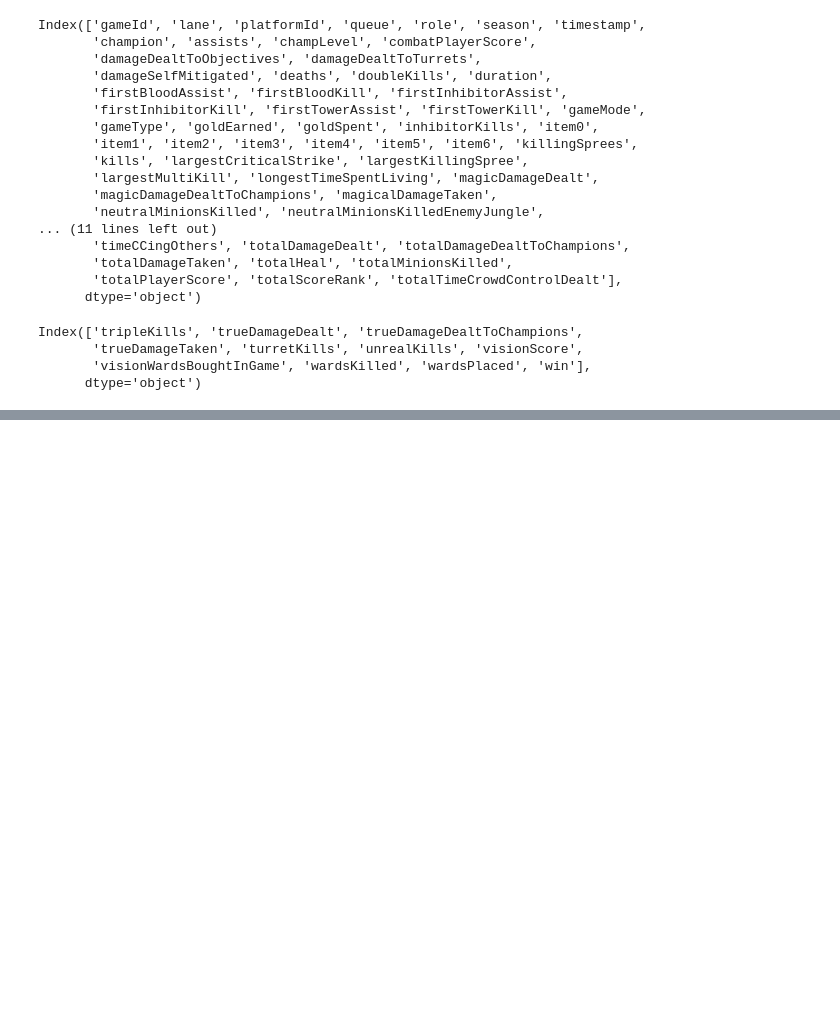
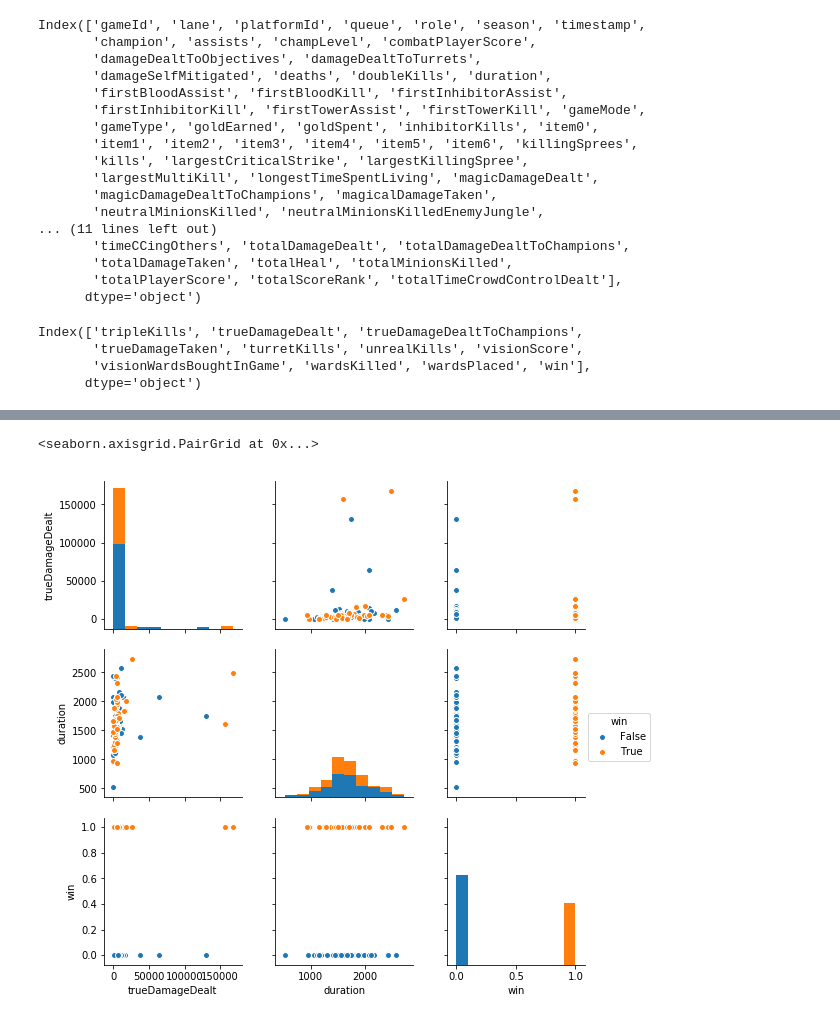
Before and after one commit to Mikhail-Naumov/League, a Jupyter notebook: League_Stats.ipynb, the cells around one changed output, grey strips where cells are left out. Saved outputs shown, nothing was run; the diff lists cells and outputs as text; code cells hidden in the pictures; blank space fills up the shorter version.

Commit message:
Player EDA

```diff
--- a/League_Stats.ipynb
+++ b/League_Stats.ipynb
@@ -186,0 +211,5 @@ Index(['tripleKills', 'trueDamageDealt', 'trueDamageDealtToChampions',
+# %%
+sns.pairplot(player_stats[['trueDamageDealt','duration','win']],hue='win')
+# %% [output]
+<seaborn.axisgrid.PairGrid at 0x...>
+[figure, added]
```
Also changed, not shown: parts of 9 cells of this notebook.
